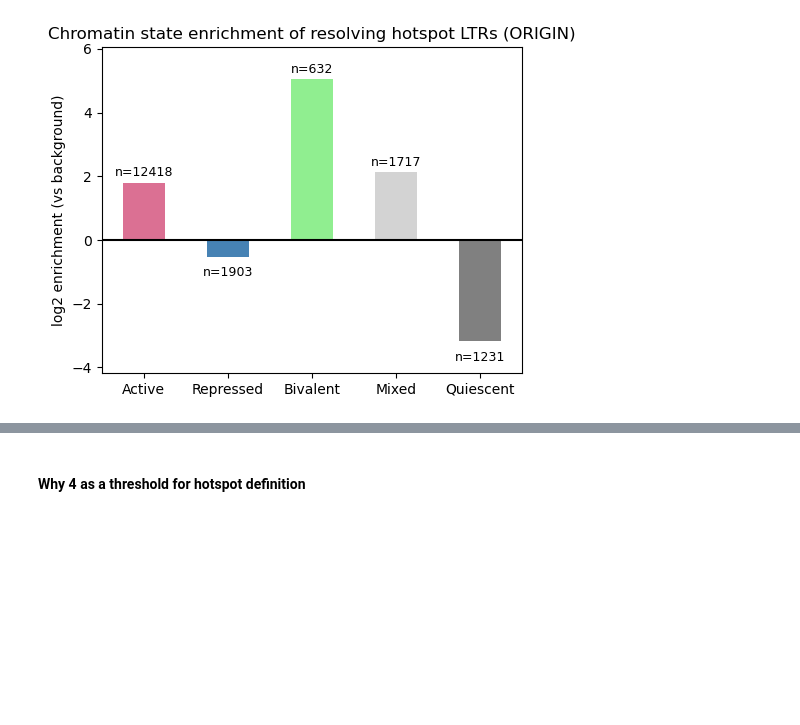
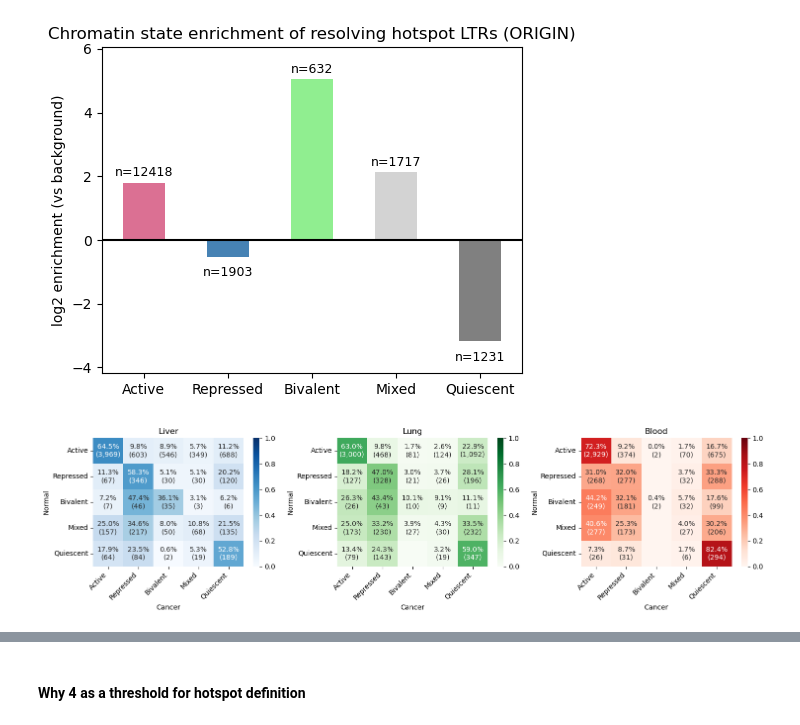
Before and after one commit to caocao0525/HERV, a Jupyter notebook: herv_all_hotspot_analysis.ipynb, the cells around one changed output, grey strips where cells are left out. Saved outputs shown, nothing was run; the diff lists cells and outputs as text; code cells hidden in the pictures; blank space fills up the shorter version.

```diff
--- a/herv_all_hotspot_analysis.ipynb
+++ b/herv_all_hotspot_analysis.ipynb
@@ -807,3 +861,9 @@ plt.tight_layout()
 plt.show()
 # %% [output]
 [figure]
+# %%
+pairs = {
+    "Liver": ("E066", "E118"),
+    "Lung": ("E096", "E114"),
+    "Blood": ("E029", "E123"),
+}
@@ -809,0 +929,41 @@ plt.show()
+# %%
+fig, axes = plt.subplots(1, 3, figsize=(15, 4))
+
+cmap_dict = {
+    "Liver": "Blues",
+    "Lung": "Greens",
+    "Blood": "Reds"
+}
+
+for ax, tissue in zip(axes, ["Liver", "Lung", "Blood"]):
+    props = results_cat[tissue]["props"]
+    counts = results_cat[tissue]["counts"]
+
+    # annotation = percent + count
+    annot = props.copy().astype(str)
+    for i in range(props.shape[0]):
+        for j in range(props.shape[1]):
+            p = props.iloc[i, j] * 100
+            c = counts.iloc[i, j]
+            annot.iloc[i, j] = f"{p:.1f}%\n({c:,})" if c > 0 else ""
+
+    sns.heatmap(
+        props,
+        annot=annot,
+        fmt="",
+        cmap=cmap_dict[tissue],
+        vmin=0,
+        vmax=1,
+        cbar=True,
+        ax=ax
+    )
+
+    ax.set_title(tissue)
+    ax.set_xticklabels(ax.get_xticklabels(), rotation=45, ha="right")
+    ax.set_xlabel("Cancer")
+    ax.set_ylabel("Normal")
+
+plt.tight_layout()
+plt.show()
+# %% [output]
+[figure, added]
```
Also changed, not shown: parts of 5 cells of this notebook.
